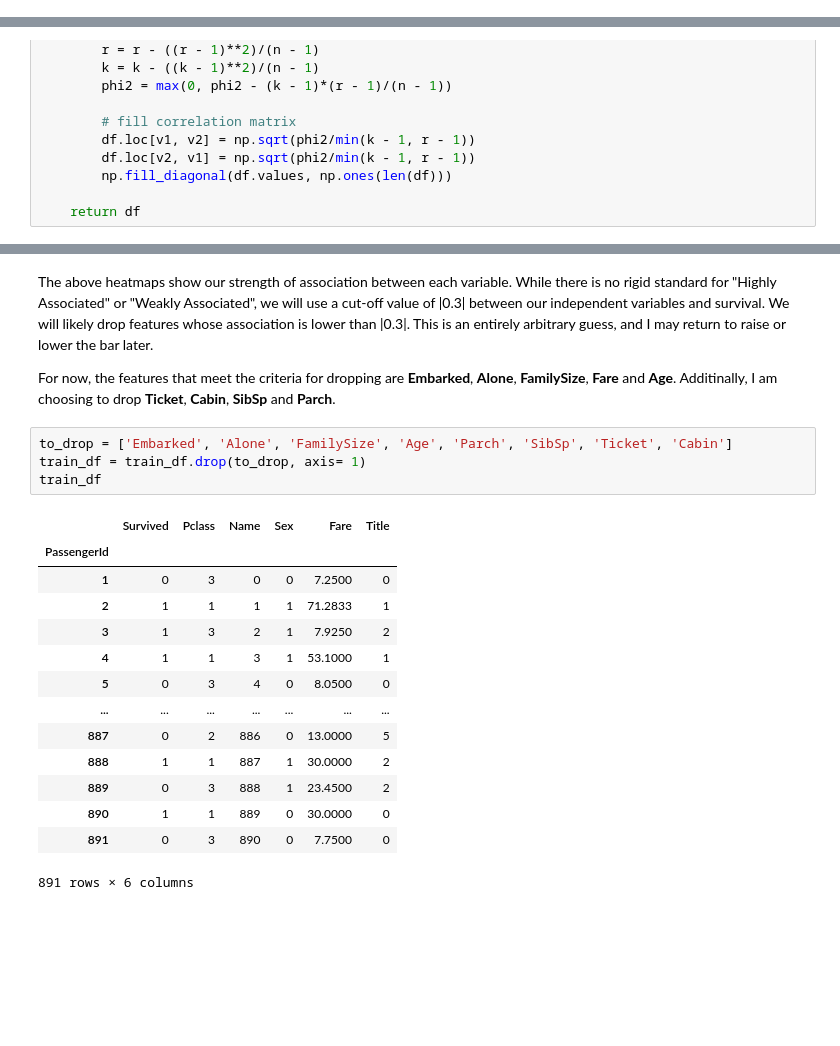
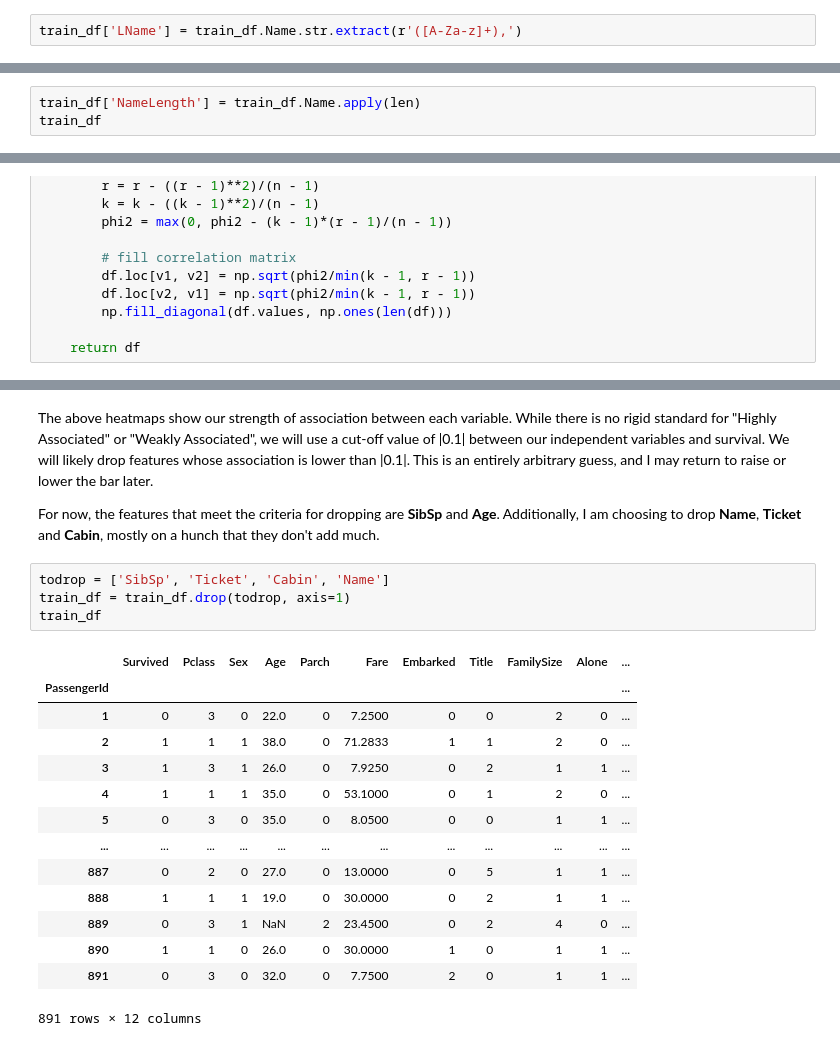
Before and after one commit to wcneill/kaggle, a Jupyter notebook: titanic/log_reg_00v2.ipynb, the cells around one changed output, grey strips where cells are left out. Drawn from its saved outputs; the diff is of its cells as text; blank space fills up the shorter version.

```diff
--- a/titanic/log_reg_00v2.ipynb
+++ b/titanic/log_reg_00v2.ipynb
@@ -169,0 +171,2 @@ sns.countplot(train_df.Alone)
+# %%
+train_df['LName'] = train_df.Name.str.extract(r'([A-Za-z]+),')
@@ -169,0 +177,3 @@ sns.countplot(train_df.Alone)
+# %%
+train_df['NameLength'] = train_df.Name.apply(len)
+train_df
@@ -254,23 +277,23 @@ Text(0.5, 1.0, "Pearson's R Correlation")
 # %% [markdown]
-The above heatmaps show our strength of association between each variable. While there is no rigid standard for "Highly Associated" or "Weakly Associated", we will use a cut-off value of |0.3| between our independent variables and survival. We will likely drop features whose association is lower than |0.3|. This is an entirely arbitrary guess, and I may return to raise or lower the bar later.
+The above heatmaps show our strength of association between each variable. While there is no rigid standard for "Highly Associated" or "Weakly Associated", we will use a cut-off value of |0.1| between our independent variables and survival. We will likely drop features whose association is lower than |0.1|. This is an entirely arbitrary guess, and I may return to raise or lower the bar later.
 
-For now, the features that meet the criteria for dropping are __Embarked__, __Alone__, __FamilySize__, __Fare__ and __Age__. Additinally, I am choosing to drop __Ticket__, __Cabin__, __SibSp__ and __Parch__.
+For now, the features that meet the criteria for dropping are __SibSp__ and __Age__. Additionally, I am choosing to drop __Name__, __Ticket__ and __Cabin__, mostly on a hunch that they don't add much.
 # %%
-to_drop = ['Embarked', 'Alone', 'FamilySize', 'Age', 'Parch', 'SibSp', 'Ticket', 'Cabin']
-train_df = train_df.drop(to_drop, axis= 1)
+todrop = ['SibSp', 'Ticket', 'Cabin', 'Name']
+train_df = train_df.drop(todrop, axis=1)
 train_df
 # %% [output]
-|  | Survived | Pclass | Name | Sex | Fare | Title |
-| PassengerId |  |  |  |  |  |  |
-| 1 | 0 | 3 | 0 | 0 | 7.2500 | 0 |
-| 2 | 1 | 1 | 1 | 1 | 71.2833 | 1 |
-| 3 | 1 | 3 | 2 | 1 | 7.9250 | 2 |
-| 4 | 1 | 1 | 3 | 1 | 53.1000 | 1 |
-| 5 | 0 | 3 | 4 | 0 | 8.0500 | 0 |
-| ... | ... | ... | ... | ... | ... | ... |
-| 887 | 0 | 2 | 886 | 0 | 13.0000 | 5 |
-| 888 | 1 | 1 | 887 | 1 | 30.0000 | 2 |
-| 889 | 0 | 3 | 888 | 1 | 23.4500 | 2 |
-| 890 | 1 | 1 | 889 | 0 | 30.0000 | 0 |
-| 891 | 0 | 3 | 890 | 0 | 7.7500 | 0 |
+|  | Survived | Pclass | Sex | Age | Parch | Fare | Embarked | Title | FamilySize | Alone | ... |
+| PassengerId |  |  |  |  |  |  |  |  |  |  | ... |
+| 1 | 0 | 3 | 0 | 22.0 | 0 | 7.2500 | 0 | 0 | 2 | 0 | ... |
+| 2 | 1 | 1 | 1 | 38.0 | 0 | 71.2833 | 1 | 1 | 2 | 0 | ... |
+| 3 | 1 | 3 | 1 | 26.0 | 0 | 7.9250 | 0 | 2 | 1 | 1 | ... |
+| 4 | 1 | 1 | 1 | 35.0 | 0 | 53.1000 | 0 | 1 | 2 | 0 | ... |
+| 5 | 0 | 3 | 0 | 35.0 | 0 | 8.0500 | 0 | 0 | 1 | 1 | ... |
+| ... | ... | ... | ... | ... | ... | ... | ... | ... | ... | ... | ... |
+| 887 | 0 | 2 | 0 | 27.0 | 0 | 13.0000 | 0 | 5 | 1 | 1 | ... |
+| 888 | 1 | 1 | 1 | 19.0 | 0 | 30.0000 | 0 | 2 | 1 | 1 | ... |
+| 889 | 0 | 3 | 1 | NaN | 2 | 23.4500 | 0 | 2 | 4 | 0 | ... |
+| 890 | 1 | 1 | 0 | 26.0 | 0 | 30.0000 | 1 | 0 | 1 | 1 | ... |
+| 891 | 0 | 3 | 0 | 32.0 | 0 | 7.7500 | 2 | 0 | 1 | 1 | ... |
-891 rows × 6 columns
+891 rows × 12 columns
```
Also changed, not shown: parts of 21 cells of this notebook, 2 other files.
